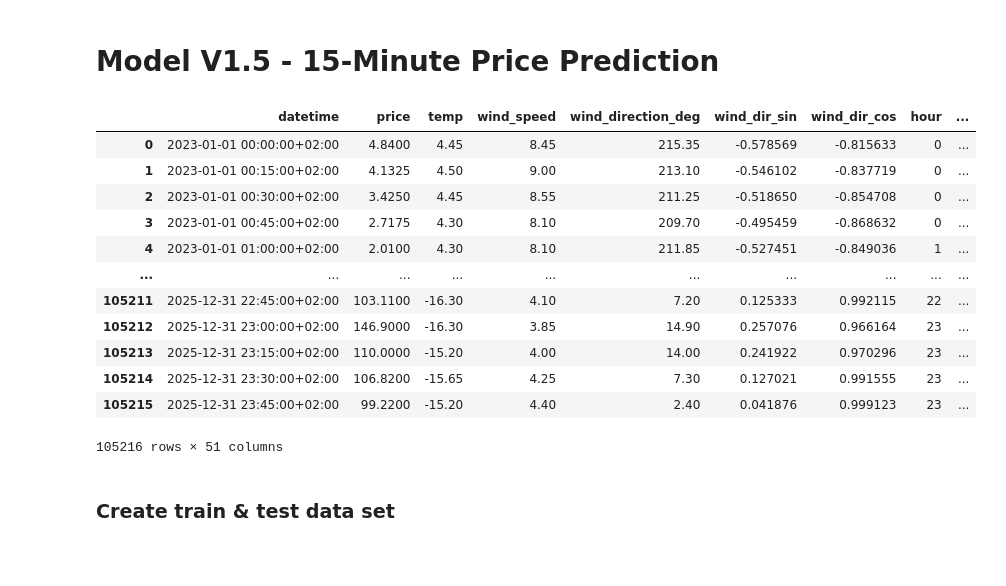
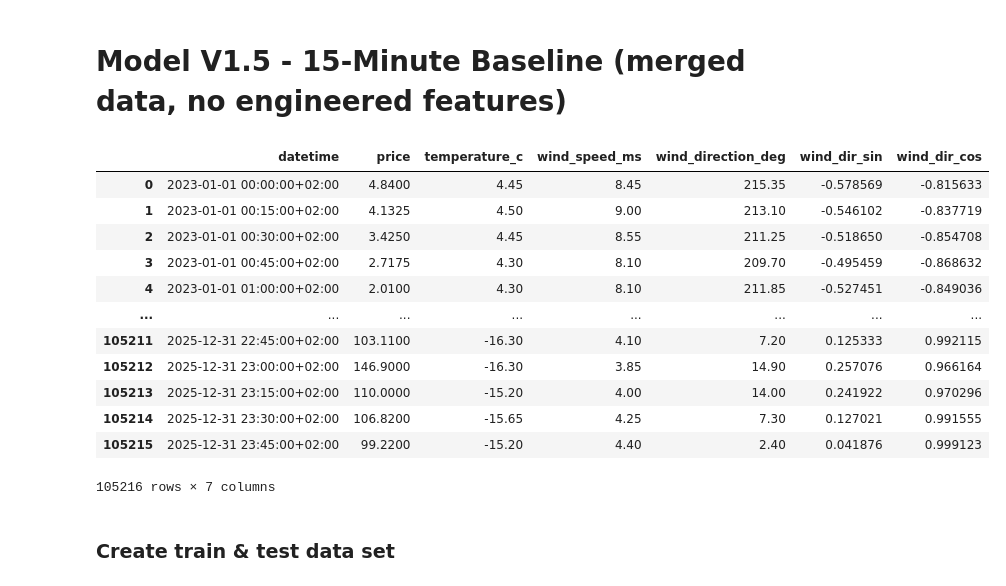
Before and after one commit to ThanSitt/nordpool_electricity_price_prediction, a Jupyter notebook: models/modelV1.5.ipynb, the cells around one changed output. Cells and saved outputs as stored; diff of their text form; code cells hidden in the pictures; blank space fills up the shorter version.

Commit message:
Reorganize model V1-2.5  info

```diff
--- a/models/modelV1.5.ipynb
+++ b/models/modelV1.5.ipynb
@@ -1,25 +1,25 @@
 # %% [markdown]
-# Model V1.5 - 15-Minute Price Prediction
+# Model V1.5 - 15-Minute Baseline (merged data, no engineered features)
 # %%
 import pandas as pd
 # %%
-# load the 15-minute engineered feature CSV (produced by V1.5_feature_engineering.ipynb)
-df = pd.read_csv('../data/convertData/V1.5_15min_features.csv')
+# load the 15-minute merged dataset (price + temperature + wind, no feature engineering)
+df = pd.read_csv('../data/convertData/V1.5_15min_Dataset.csv')
 df
 # %% [output]
-|  | datetime | price | temp | wind_speed | wind_direction_deg | wind_dir_sin | wind_dir_cos | hour | ... |
-| 0 | 2023-01-01 00:00:00+02:00 | 4.8400 | 4.45 | 8.45 | 215.35 | -0.578569 | -0.815633 | 0 | ... |
-| 1 | 2023-01-01 00:15:00+02:00 | 4.1325 | 4.50 | 9.00 | 213.10 | -0.546102 | -0.837719 | 0 | ... |
-| 2 | 2023-01-01 00:30:00+02:00 | 3.4250 | 4.45 | 8.55 | 211.25 | -0.518650 | -0.854708 | 0 | ... |
-| 3 | 2023-01-01 00:45:00+02:00 | 2.7175 | 4.30 | 8.10 | 209.70 | -0.495459 | -0.868632 | 0 | ... |
-| 4 | 2023-01-01 01:00:00+02:00 | 2.0100 | 4.30 | 8.10 | 211.85 | -0.527451 | -0.849036 | 1 | ... |
-| ... | ... | ... | ... | ... | ... | ... | ... | ... | ... |
-| 105211 | 2025-12-31 22:45:00+02:00 | 103.1100 | -16.30 | 4.10 | 7.20 | 0.125333 | 0.992115 | 22 | ... |
-| 105212 | 2025-12-31 23:00:00+02:00 | 146.9000 | -16.30 | 3.85 | 14.90 | 0.257076 | 0.966164 | 23 | ... |
-| 105213 | 2025-12-31 23:15:00+02:00 | 110.0000 | -15.20 | 4.00 | 14.00 | 0.241922 | 0.970296 | 23 | ... |
-| 105214 | 2025-12-31 23:30:00+02:00 | 106.8200 | -15.65 | 4.25 | 7.30 | 0.127021 | 0.991555 | 23 | ... |
-| 105215 | 2025-12-31 23:45:00+02:00 | 99.2200 | -15.20 | 4.40 | 2.40 | 0.041876 | 0.999123 | 23 | ... |
+|  | datetime | price | temperature_c | wind_speed_ms | wind_direction_deg | wind_dir_sin | wind_dir_cos |
+| 0 | 2023-01-01 00:00:00+02:00 | 4.8400 | 4.45 | 8.45 | 215.35 | -0.578569 | -0.815633 |
+| 1 | 2023-01-01 00:15:00+02:00 | 4.1325 | 4.50 | 9.00 | 213.10 | -0.546102 | -0.837719 |
+| 2 | 2023-01-01 00:30:00+02:00 | 3.4250 | 4.45 | 8.55 | 211.25 | -0.518650 | -0.854708 |
+| 3 | 2023-01-01 00:45:00+02:00 | 2.7175 | 4.30 | 8.10 | 209.70 | -0.495459 | -0.868632 |
+| 4 | 2023-01-01 01:00:00+02:00 | 2.0100 | 4.30 | 8.10 | 211.85 | -0.527451 | -0.849036 |
+| ... | ... | ... | ... | ... | ... | ... | ... |
+| 105211 | 2025-12-31 22:45:00+02:00 | 103.1100 | -16.30 | 4.10 | 7.20 | 0.125333 | 0.992115 |
+| 105212 | 2025-12-31 23:00:00+02:00 | 146.9000 | -16.30 | 3.85 | 14.90 | 0.257076 | 0.966164 |
+| 105213 | 2025-12-31 23:15:00+02:00 | 110.0000 | -15.20 | 4.00 | 14.00 | 0.241922 | 0.970296 |
+| 105214 | 2025-12-31 23:30:00+02:00 | 106.8200 | -15.65 | 4.25 | 7.30 | 0.127021 | 0.991555 |
+| 105215 | 2025-12-31 23:45:00+02:00 | 99.2200 | -15.20 | 4.40 | 2.40 | 0.041876 | 0.999123 |
-105216 rows × 51 columns
+105216 rows × 7 columns
 # %% [markdown]
 ### Create train & test data set
 # %%
```
Also changed, not shown: parts of 7 cells of this notebook, 3 other files.
